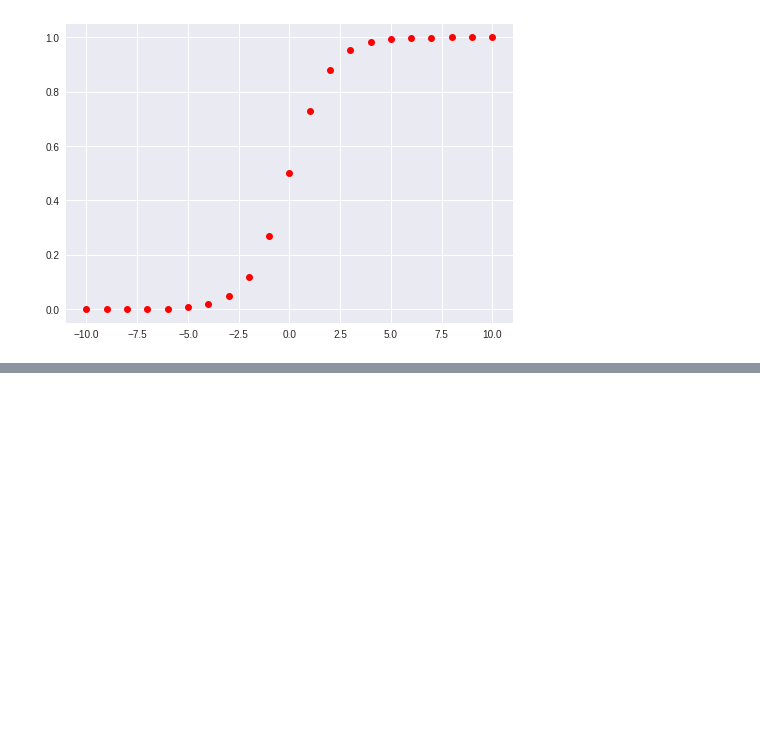
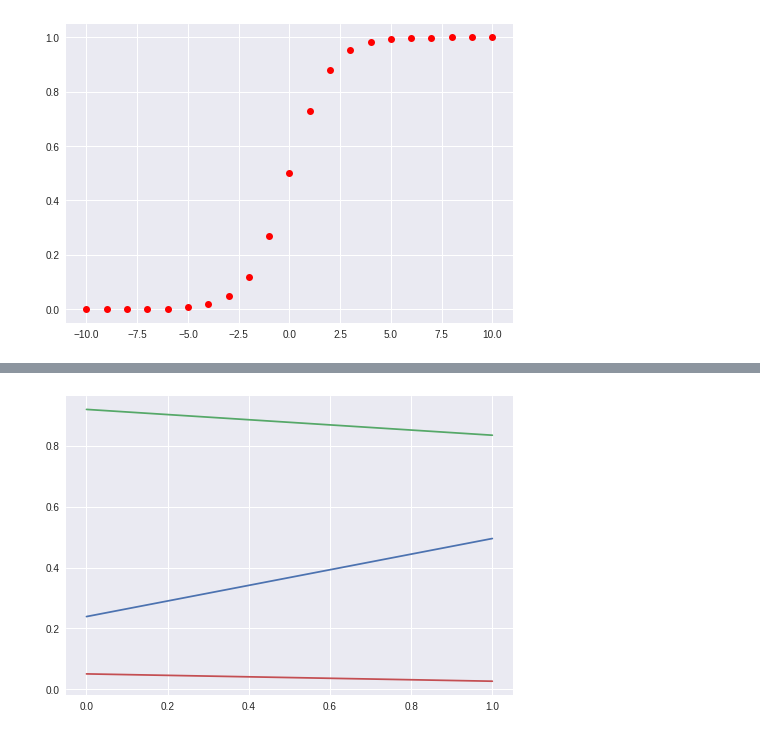
Before and after one commit to rationality6/ml_notebook, a Jupyter notebook: random_numbers.ipynb, the cells around one changed output, grey strips where cells are left out. Cells and saved outputs as stored; diff of their text form; code cells hidden in the pictures; blank space fills up the shorter version.

```diff
--- a/random_numbers.ipynb
+++ b/random_numbers.ipynb
@@ -83,0 +98,6 @@ plt.show()
+# %%
+uniform0 = tf.random_uniform([2,3],seed=1)
+plt.plot(sess.run(uniform0))
+plt.show()
+# %% [output]
+[figure, added]
```
Also changed, not shown: parts of 3 cells of this notebook.
